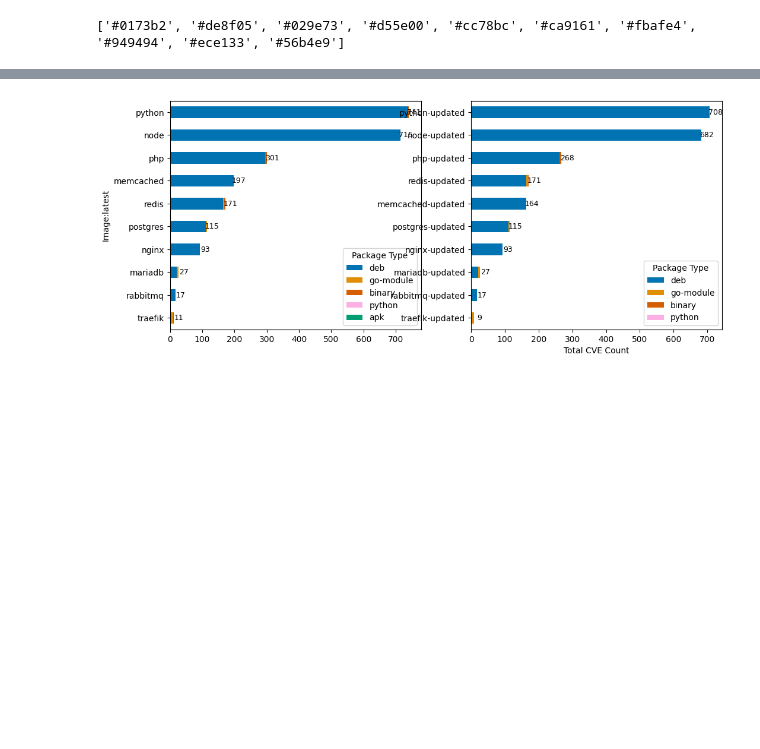
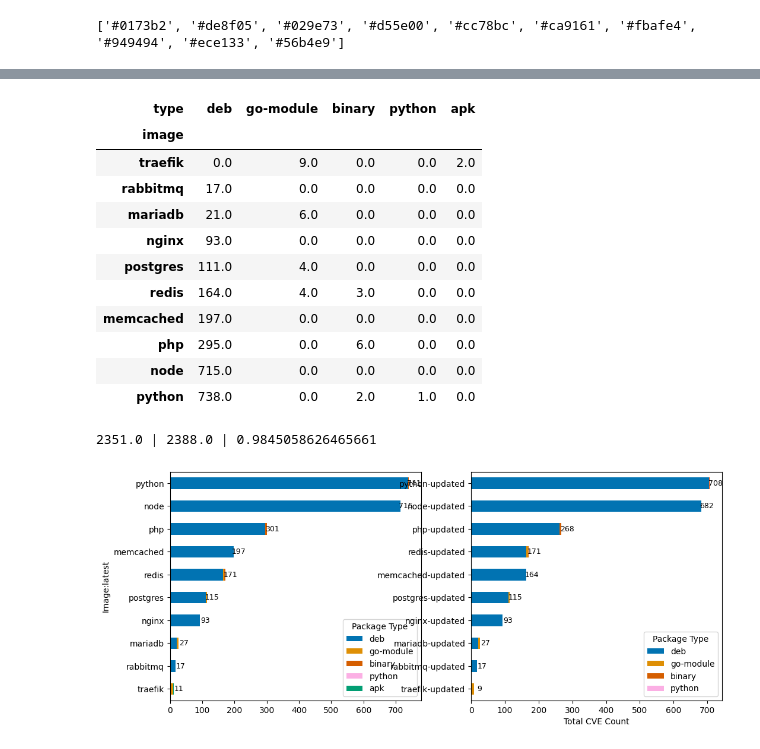
Before and after one commit to tdunlap607/docker_vs_cg, a Jupyter notebook: scripts/cve_analysis.ipynb, the cells around one changed output, grey strips where cells are left out. Drawn from its saved outputs; the diff is of its cells as text; code cells hidden in the pictures; blank space fills up the shorter version.

```diff
--- a/scripts/cve_analysis.ipynb
+++ b/scripts/cve_analysis.ipynb
@@ -303,3 +303,22 @@ plt.show()
+# %%
+vuln_types_pivot[column_order]
+# %% [output]
+| type | deb | go-module | binary | python | apk |
+| image |  |  |  |  |  |
+| traefik | 0.0 | 9.0 | 0.0 | 0.0 | 2.0 |
+| rabbitmq | 17.0 | 0.0 | 0.0 | 0.0 | 0.0 |
+| mariadb | 21.0 | 6.0 | 0.0 | 0.0 | 0.0 |
+| nginx | 93.0 | 0.0 | 0.0 | 0.0 | 0.0 |
+| postgres | 111.0 | 4.0 | 0.0 | 0.0 | 0.0 |
+| redis | 164.0 | 4.0 | 3.0 | 0.0 | 0.0 |
+| memcached | 197.0 | 0.0 | 0.0 | 0.0 | 0.0 |
+| php | 295.0 | 0.0 | 6.0 | 0.0 | 0.0 |
+| node | 715.0 | 0.0 | 0.0 | 0.0 | 0.0 |
+| python | 738.0 | 0.0 | 2.0 | 1.0 | 0.0 |
+# %%
+print(f"{vuln_types_pivot['deb'].sum()} | {vuln_types_pivot['total'].sum()} | {vuln_types_pivot['deb'].sum()/vuln_types_pivot['total'].sum()}")
+# %% [output]
+2351.0 | 2388.0 | 0.9845058626465661
 # %%
 fig, axes = plt.subplots(nrows=1, ncols=2, figsize=(12, 5))
 
```
Also changed, not shown: parts of 3 cells of this notebook.
